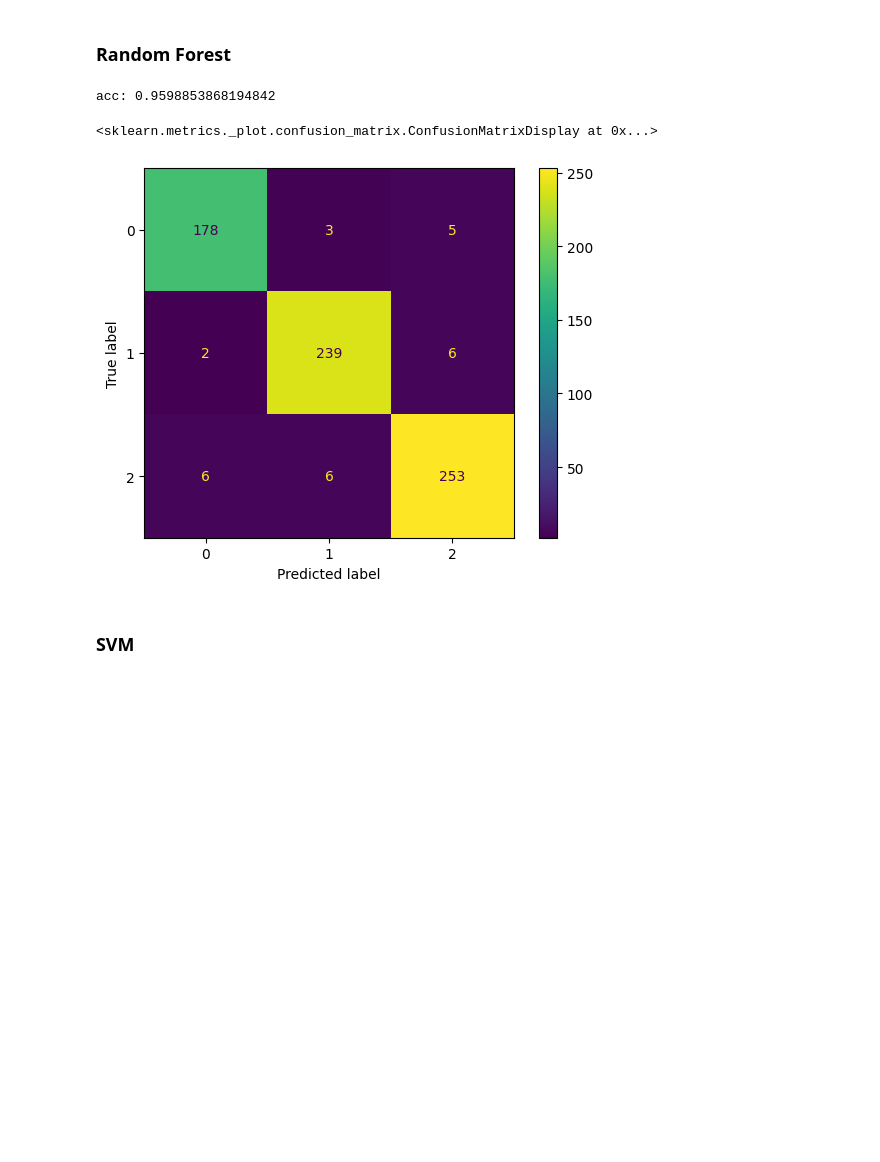
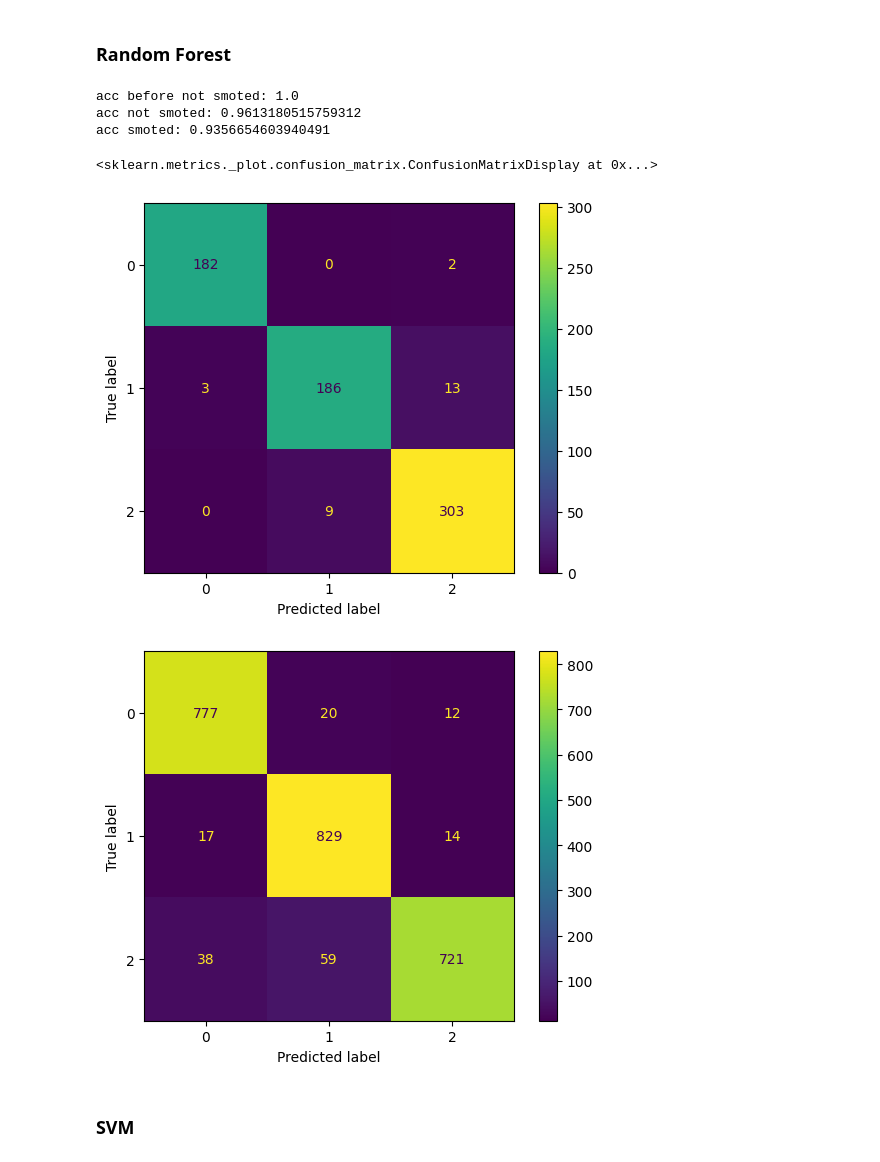
Before and after one commit to nsandlin1/EEG_Mining, a Jupyter notebook: EEG_Mining_Colab.ipynb, the cells around one changed output. Drawn from its saved outputs; the diff is of its cells as text; code cells hidden in the pictures; blank space fills up the shorter version.

```diff
--- a/EEG_Mining_Colab.ipynb
+++ b/EEG_Mining_Colab.ipynb
@@ -275,6 +251,28 @@ print("Coefficients: \n", regr_VIF_restricted.coef_)
 print(f"MSE: {mean_squared_error(dep_test, dep_pred_VIF_restricted)}")
 # coefficient of determination: 1 is perfect prediction
 print(f"r^2: {r2_score(dep_test, dep_pred_VIF_restricted)}")
+
+
+#####################################################
+# Regression on SMOTEd values
+#####################################################
+
+# instantiate the model
+regr_smoted = LinearRegression()
+
+# regress
+regr_smoted.fit(ind_train_sm, dep_train_sm)
+
+# train using all SMOTEd attributes
+dep_pred_smoted = regr_all.predict(ind_test_sm)
+
+print("all:")
+# compute accuracy of model
+print("Coefficients: \n", regr_smoted.coef_)
+# mean squared error
+print(f"MSE: {mean_squared_error(dep_test_sm, dep_pred_smoted)}")
+# coefficient of determination: 1 is perfect prediction
+print(f"r^2: {r2_score(dep_test_sm, dep_pred_smoted)}")
 # %% [output]
 all:
 Coefficients:
@@ -300,28 +298,52 @@ r^2: 0.028832927656579854
 # %%
 # https://www.datacamp.com/tutorial/random-forests-classifier-python
 
 from sklearn.ensemble import RandomForestClassifier
 from sklearn.metrics import accuracy_score, confusion_matrix, ConfusionMatrixDisplay
 
 # fit the random forest model
 ##### TODO: Hyperparameter tuning
 rf = RandomForestClassifier()
 rf.fit(ind_train, dep_train)
 
+# inference on training
+dep_pred_train = rf.predict(ind_train)
+# compute accuracy training
+acc = accuracy_score(dep_train, dep_pred_train)
+print(f"acc before not smoted: {acc}")
+
 # inference
 dep_pred = rf.predict(ind_test)
 
 # compute accuracy
 acc = accuracy_score(dep_test, dep_pred)
-print(f"acc: {acc}")
+print(f"acc not smoted: {acc}")
 
 # print confusion matrix
 cm = confusion_matrix(dep_test, dep_pred)
 ConfusionMatrixDisplay(confusion_matrix=cm).plot()
+
+############################################
+
+rf_smoted = RandomForestClassifier()
+rf_smoted.fit(ind_train_sm, dep_train_sm)
+
+dep_pred_smoted = rf_smoted.predict(ind_test_sm)
+
+# compute accuracy
+acc = accuracy_score(dep_test_sm, dep_pred_smoted)
+print(f"acc smoted: {acc}")
+
+# print confusion matrix
+cm = confusion_matrix(dep_test_sm, dep_pred_smoted)
+ConfusionMatrixDisplay(confusion_matrix=cm).plot()
 # %% [output]
-acc: 0.9598853868194842
+acc before not smoted: 1.0
+acc not smoted: 0.9613180515759312
+acc smoted: 0.9356654603940491
 <sklearn.metrics._plot.confusion_matrix.ConfusionMatrixDisplay at 0x...>
-[figure, old version]
+[figure, new version]
+[figure, added]
 # %% [markdown]
 ### SVM
 # %%
```
Also changed, not shown: parts of 4 cells of this notebook.
